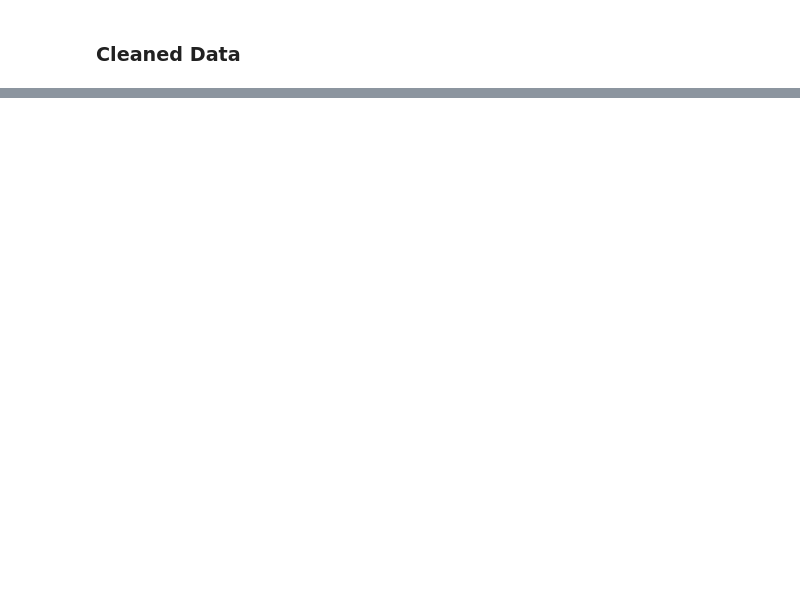
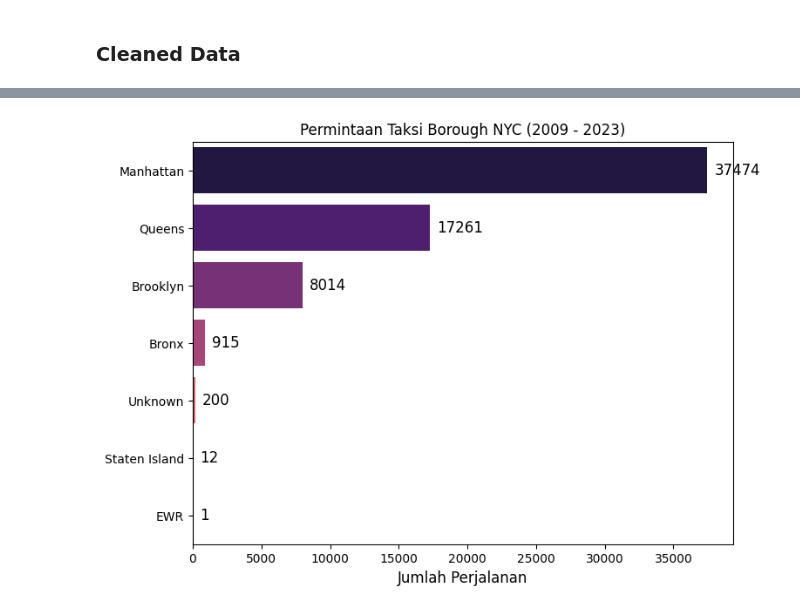
Before and after one commit to Meowstronot/New-York-City-TLC-Trip-Analyst, a Jupyter notebook: New York City TLC Trip.ipynb, the cells around one changed output, grey strips where cells are left out. Cells and saved outputs as stored; diff of their text form; code cells hidden in the pictures; blank space fills up the shorter version.

```diff
--- a/New York City TLC Trip.ipynb
+++ b/New York City TLC Trip.ipynb
@@ -435,0 +470,21 @@ NewDesc
+# %%
+# Menghitung jumlah perjalanan per Borough
+top_pickup_Borough = df["Pickup Borough"].value_counts()
+
+# Membuat visualisasi
+plt.figure(figsize=(8, 6))
+ax = sns.barplot(x=top_pickup_Borough.values, y=top_pickup_Borough.index, hue=top_pickup_Borough.index, palette="magma", legend=False)
+
+# Menambahkan label nilai di atas setiap batang
+for index, value in enumerate(top_pickup_Borough.values):
+    plt.text(value + 500, index, str(value), color="black", va="center", fontsize=12)
+
+# Menambahkan judul dan label
+plt.title("Permintaan Taksi Borough NYC (2009 - 2023)", fontsize=12)
+plt.xlabel("Jumlah Perjalanan", fontsize=12)
+plt.ylabel("")
+
+# Menampilkan plot
+plt.show()
+# %% [output]
+[figure, added]
```
Also changed, not shown: parts of 28 cells of this notebook, 1 other file.
